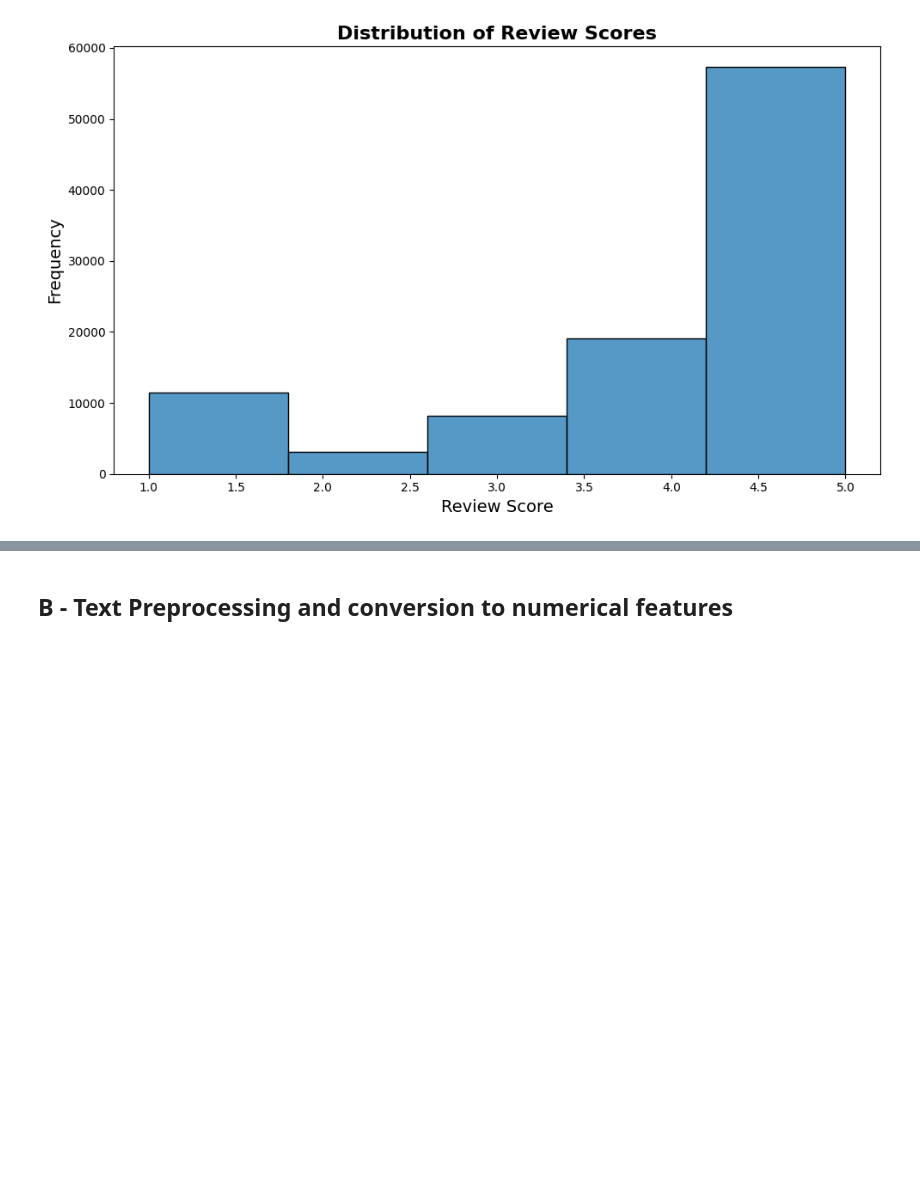
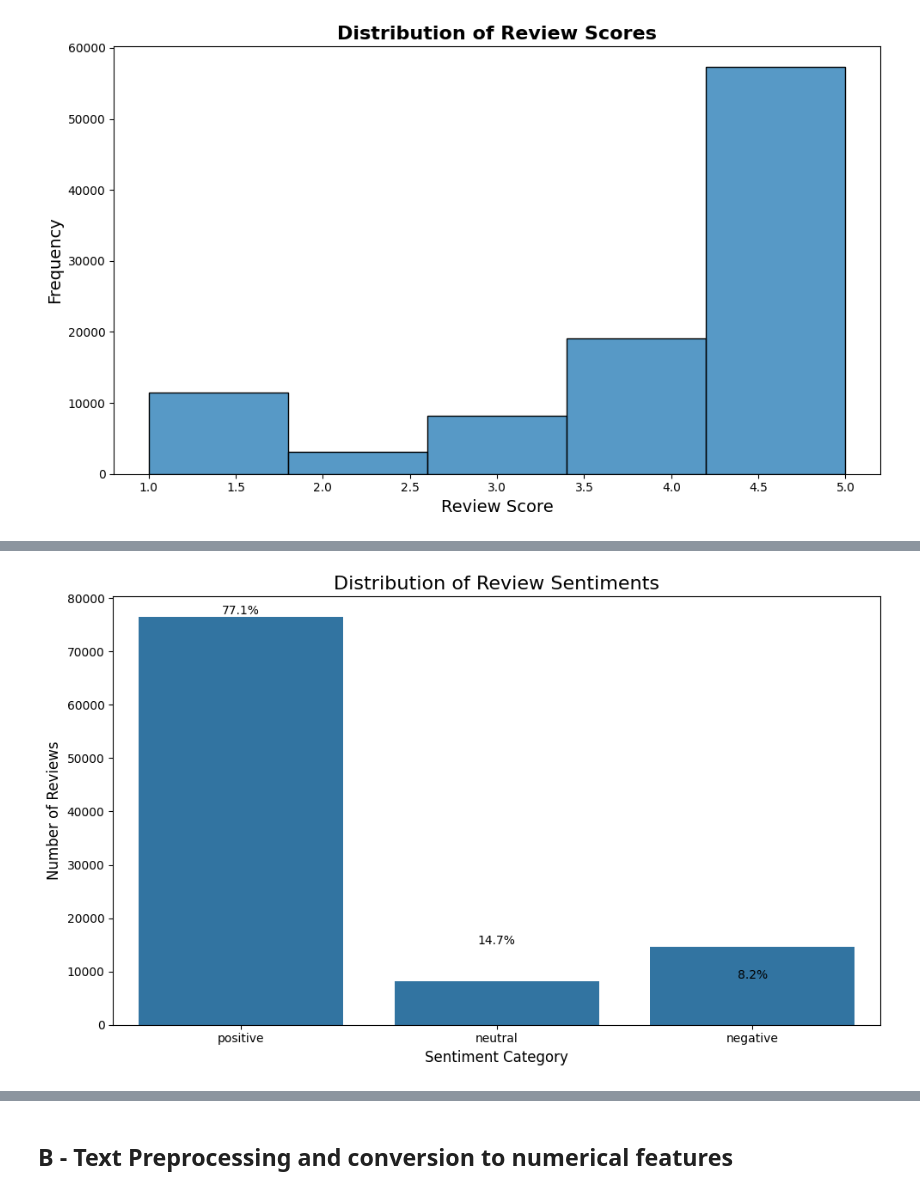
Before and after one commit to Jaddevvv/Head-of-Data-101-course, a Jupyter notebook: notebooks/albert-datascience.ipynb, the cells around one changed output, grey strips where cells are left out. Saved outputs shown, nothing was run; the diff lists cells and outputs as text; code cells hidden in the pictures; blank space fills up the shorter version.

```diff
--- a/notebooks/albert-datascience.ipynb
+++ b/notebooks/albert-datascience.ipynb
@@ -151,17 +131,32 @@ plt.show();
 # Create a new column to categorize reviews as positive, neutral, or negative
 def categorize_sentiment(score):
     '''if score is >=4 then good, if <3 then bad, else neutral'''
-
-    'your code'
-
-    return
+    if score >= 4:
+        return 'positive'
+    elif score < 3:
+        return 'negative'
+    else:
+        return 'neutral'
 
 # apply the function to the dataframe
- 'your code'
+df_order_reviews['sentiment'] = df_order_reviews['review_score'].apply(categorize_sentiment)
 # %%
 # Visualize the sentiment distribution - how many reviews by categories?
+plt.figure(figsize=(10, 6))
+sns.countplot(data=df_order_reviews, x='sentiment', order=['positive', 'neutral', 'negative'])
+plt.title('Distribution of Review Sentiments', fontsize=16)
+plt.xlabel('Sentiment Category', fontsize=12)
+plt.ylabel('Number of Reviews', fontsize=12)
 
-'your code'
+# Add percentage labels
+total = len(df_order_reviews)
+for index, value in enumerate(df_order_reviews['sentiment'].value_counts()):
+    plt.text(index, value, f'{(value/total)*100:.1f}%', ha='center', va='bottom')
+
+plt.tight_layout()
+plt.show()
+# %% [output]
+[figure, added]
 # %%
 ## Wordcloud
 
```
Also changed, not shown: parts of 9 cells of this notebook, 4 other files.
